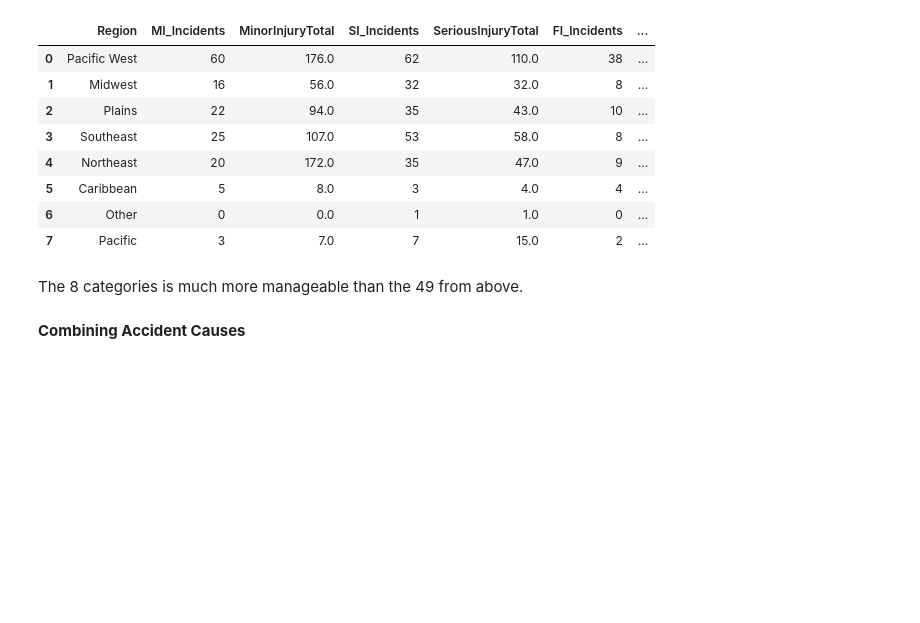
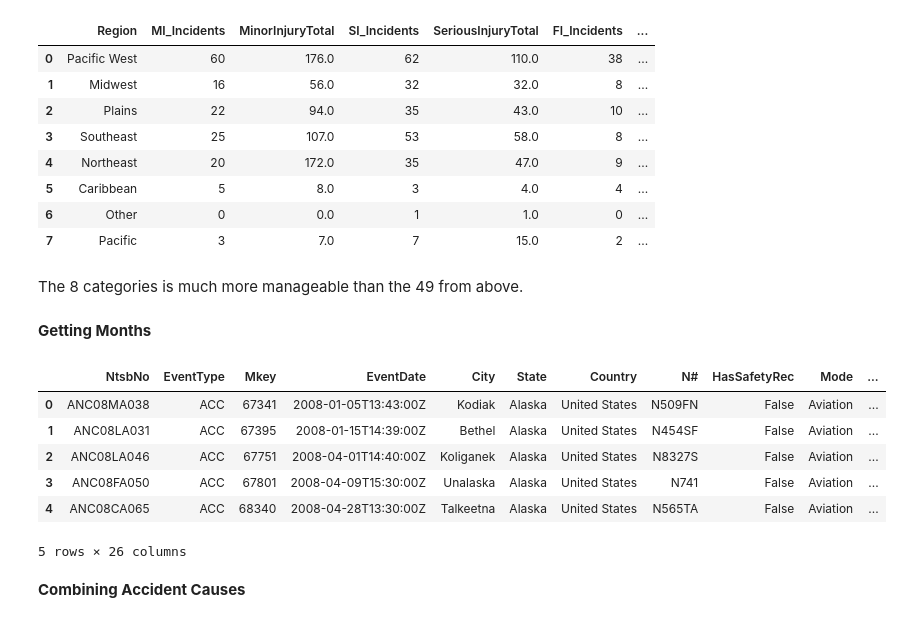
Before and after one commit to ashleyg16/Capstone2, a Jupyter notebook: Capstone 2 EDA.ipynb, the cells around one changed output. Drawn from its saved outputs; the diff is of its cells as text; code cells hidden in the pictures; blank space fills up the shorter version.

Commit message:
added new column

```diff
--- a/Capstone 2 EDA.ipynb
+++ b/Capstone 2 EDA.ipynb
@@ -665,6 +665,20 @@ region_acc_inj
 | 7 | Pacific | 3 | 7.0 | 7 | 15.0 | 2 | ... |
 # %% [markdown]
 The 8 categories is much more manageable than the 49 from above.
+# %% [markdown]
+**Getting Months**
+# %%
+import datetime
+df_new['EventMonth'] = (pd.to_datetime(df_new['EventDate'],  format = '%Y-%m-%d')).dt.month
+df_new.head()
+# %% [output]
+|  | NtsbNo | EventType | Mkey | EventDate | City | State | Country | N# | HasSafetyRec | Mode | ... |
+| 0 | ANC08MA038 | ACC | 67341 | 2008-01-05T13:43:00Z | Kodiak | Alaska | United States | N509FN | False | Aviation | ... |
+| 1 | ANC08LA031 | ACC | 67395 | 2008-01-15T14:39:00Z | Bethel | Alaska | United States | N454SF | False | Aviation | ... |
+| 2 | ANC08LA046 | ACC | 67751 | 2008-04-01T14:40:00Z | Koliganek | Alaska | United States | N8327S | False | Aviation | ... |
+| 3 | ANC08FA050 | ACC | 67801 | 2008-04-09T15:30:00Z | Unalaska | Alaska | United States | N741 | False | Aviation | ... |
+| 4 | ANC08CA065 | ACC | 68340 | 2008-04-28T13:30:00Z | Talkeetna | Alaska | United States | N565TA | False | Aviation | ... |
+5 rows × 26 columns
 # %% [markdown]
 **Combining Accident Causes**
 # %%
```
Also changed, not shown: parts of 1 cell of this notebook.
